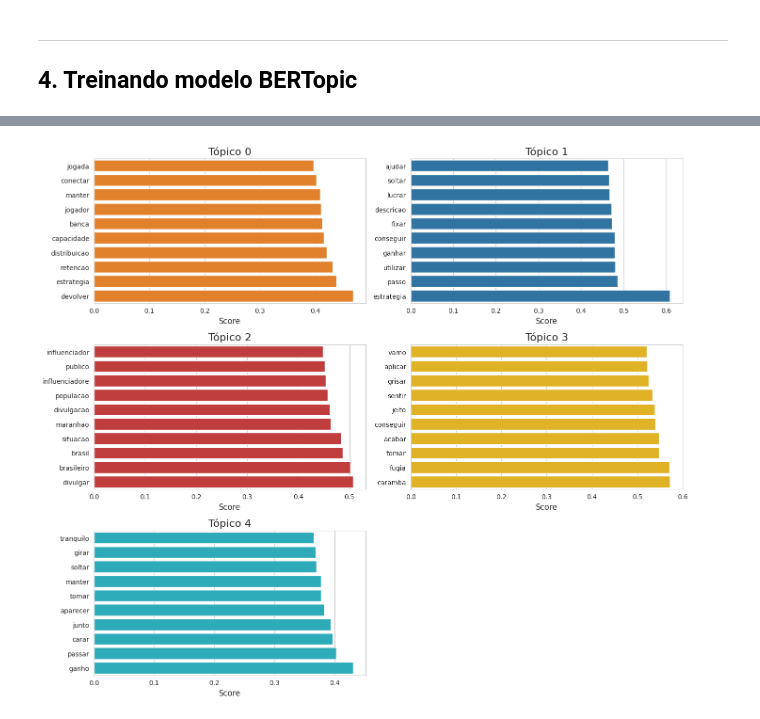
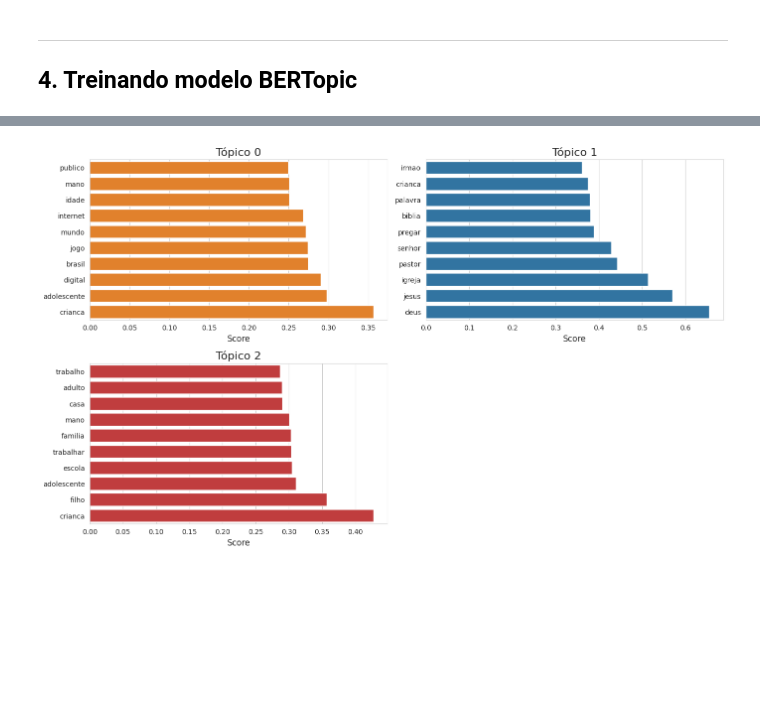
Before and after one commit to estermariaa/lei_felca, a Jupyter notebook: notebooks/24_transcription_topic_modeling.ipynb, the cells around one changed output, grey strips where cells are left out. Cells and saved outputs as stored; diff of their text form; code cells hidden in the pictures; blank space fills up the shorter version.

Commit message:
add: modelagem de tópicos inicial

```diff
--- a/notebooks/24_transcription_topic_modeling.ipynb
+++ b/notebooks/24_transcription_topic_modeling.ipynb
@@ -337,9 +334,9 @@ import pandas as pd
 import matplotlib.pyplot as plt
 import seaborn as sns
 
-topics_data = loaded_model.get_topics()
+topics_data = loaded_model[0].get_topics()
 
-num_topicos_para_plotar = 5
+num_topicos_para_plotar = 3
 
 for topic_id in range(num_topicos_para_plotar):
     topic_words = topics_data[topic_id][:10]
@@ -361,7 +390,7 @@ import seaborn as sns
 # Define um estilo visual agradável para os gráficos
 sns.set_style("whitegrid")
 
-num_topicos_para_plotar = 5
+num_topicos_para_plotar = 3
 n_palavras = 10
 
 # Cria uma figura e uma grade de subplots (ex: 3 linhas, 2 colunas)
@@ -376,38 +405,38 @@ cores = ['#ff7f0e', '#1f77b4', '#d62728', '#ffc107', '#17becf']
 
 for topic_id in range(num_topicos_para_plotar):
     # Pega os dados do tópico (exatamente como você já fez)
-    topic_words = loaded_model.get_topics()[topic_id][:n_palavras]
+    topic_words = loaded_model[0].get_topics()[topic_id][:n_palavras]
     df_topic = pd.DataFrame(topic_words, columns=["Palavra", "Score"])
 
     # Seleciona o subplot atual
     ax = axes[topic_id]
 
     # Cria o gráfico de barras horizontais no subplot selecionado
     # Usamos .iloc[::-1] para inverter a ordem do DataFrame,
     # fazendo com que a palavra de maior score apareça no topo.
     sns.barplot(
         x="Score",
         y="Palavra",
         data=df_topic.iloc[::-1],
         ax=ax,
         color=cores[topic_id % len(cores)] # Usa uma cor diferente para cada tópico
     )
 
     # Define o título do subplot
     ax.set_title(f"Tópico {topic_id}", fontsize=16)
 
     # Remove o rótulo do eixo Y, pois as palavras já são autoexplicativas
     ax.set_ylabel("")
     ax.set_xlabel("Score", fontsize=12)
 
 # Esconde os subplots que não foram usados (caso o número de tópicos não preencha a grade)
 for i in range(num_topicos_para_plotar, len(axes)):
     axes[i].set_visible(False)
 
 # Ajusta o layout para evitar que os títulos e rótulos se sobreponham
 plt.tight_layout()
 
 # Mostra o gráfico final
 plt.show()
 # %% [output]
-[figure, old version]
+[figure, new version]
```
Also changed, not shown: parts of 6 cells of this notebook, 9 other files.
